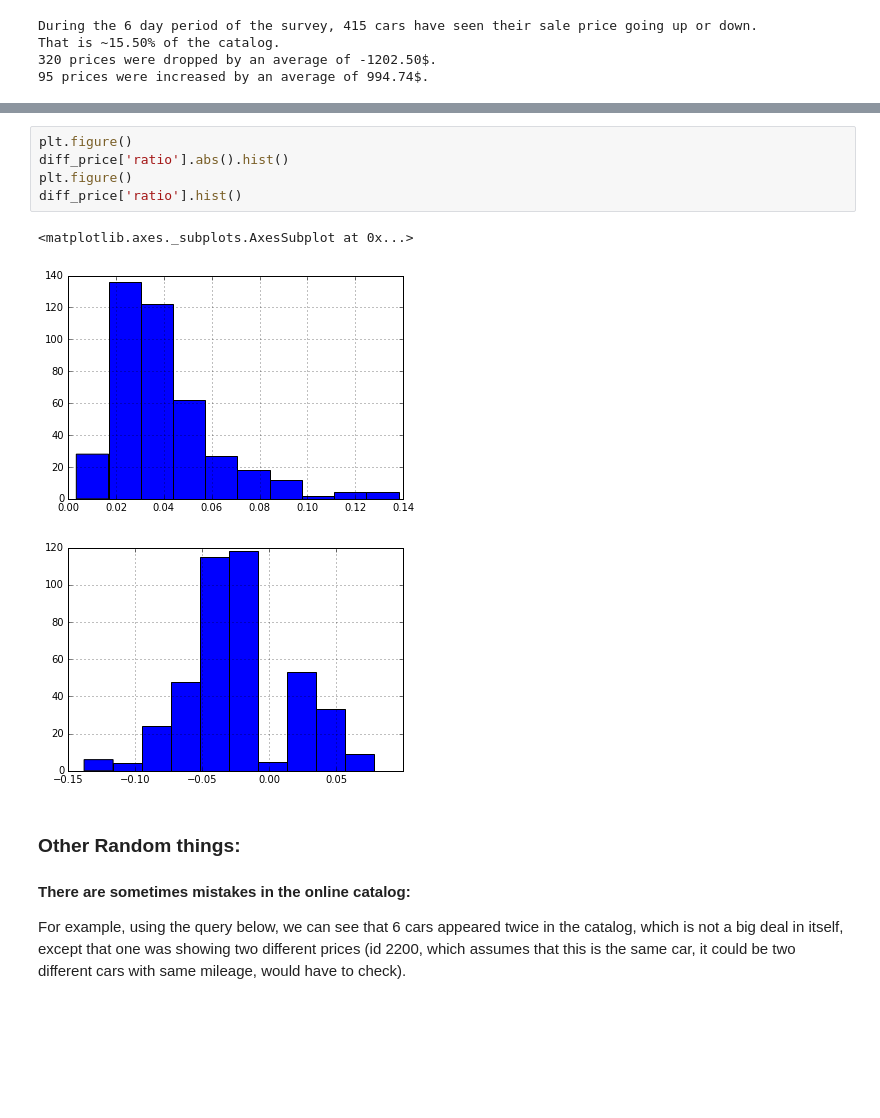
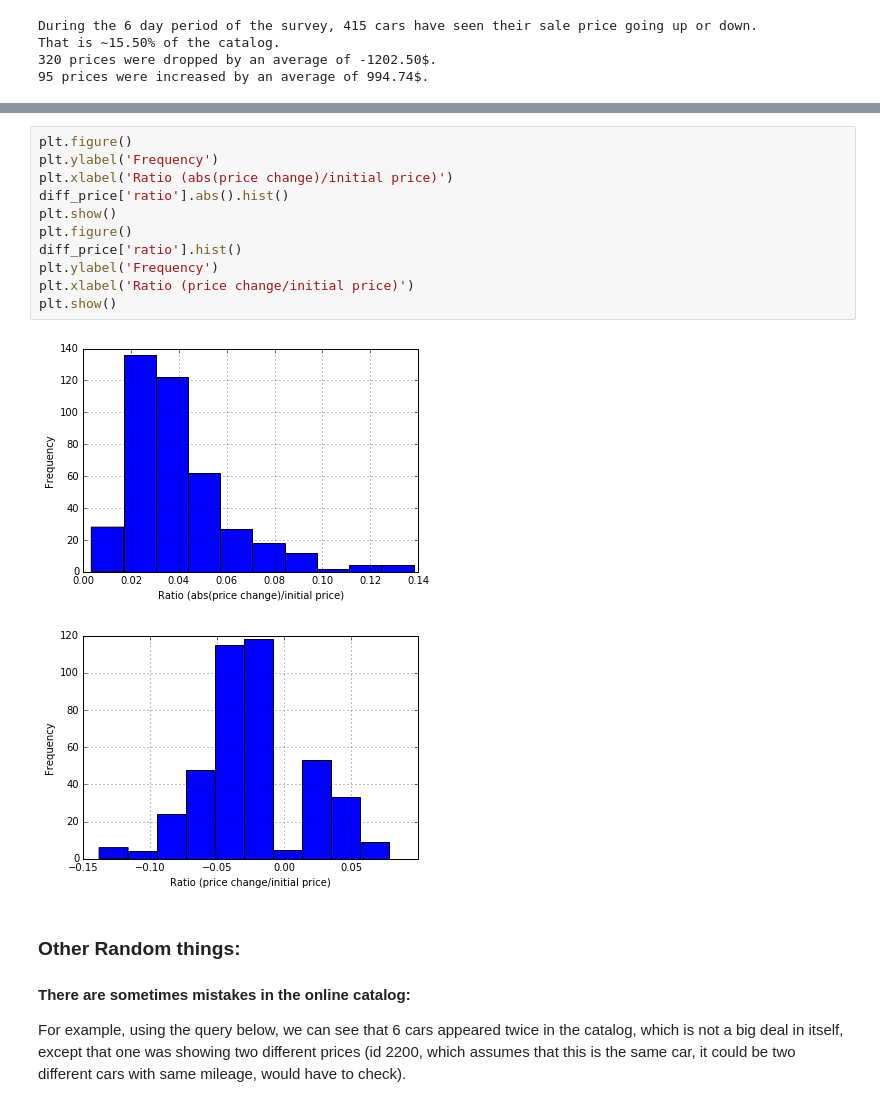
Before and after one commit to jfbg/VR_data, a Jupyter notebook: 03_analyzing Trader data.ipynb, the cells around one changed output, grey strips where cells are left out. Saved outputs shown, nothing was run; the diff lists cells and outputs as text; blank space fills up the shorter version.

```diff
--- a/03_analyzing Trader data.ipynb
+++ b/03_analyzing Trader data.ipynb
@@ -456,12 +465,17 @@ plt.show()
 # %%
 plt.figure()
+plt.ylabel('Frequency')
+plt.xlabel('Ratio (abs(price change)/initial price)')
 diff_price['ratio'].abs().hist()
+plt.show()
 plt.figure()
 diff_price['ratio'].hist()
+plt.ylabel('Frequency')
+plt.xlabel('Ratio (price change/initial price)')
+plt.show()
 # %% [output]
-<matplotlib.axes._subplots.AxesSubplot at 0x...>
-[figure, old version]
+[figure, new version]
-[figure, old version]
+[figure, new version]
 # %% [markdown]
 ### Other Random things:
 
```
Also changed, not shown: parts of 2 cells of this notebook, 3 other files.
